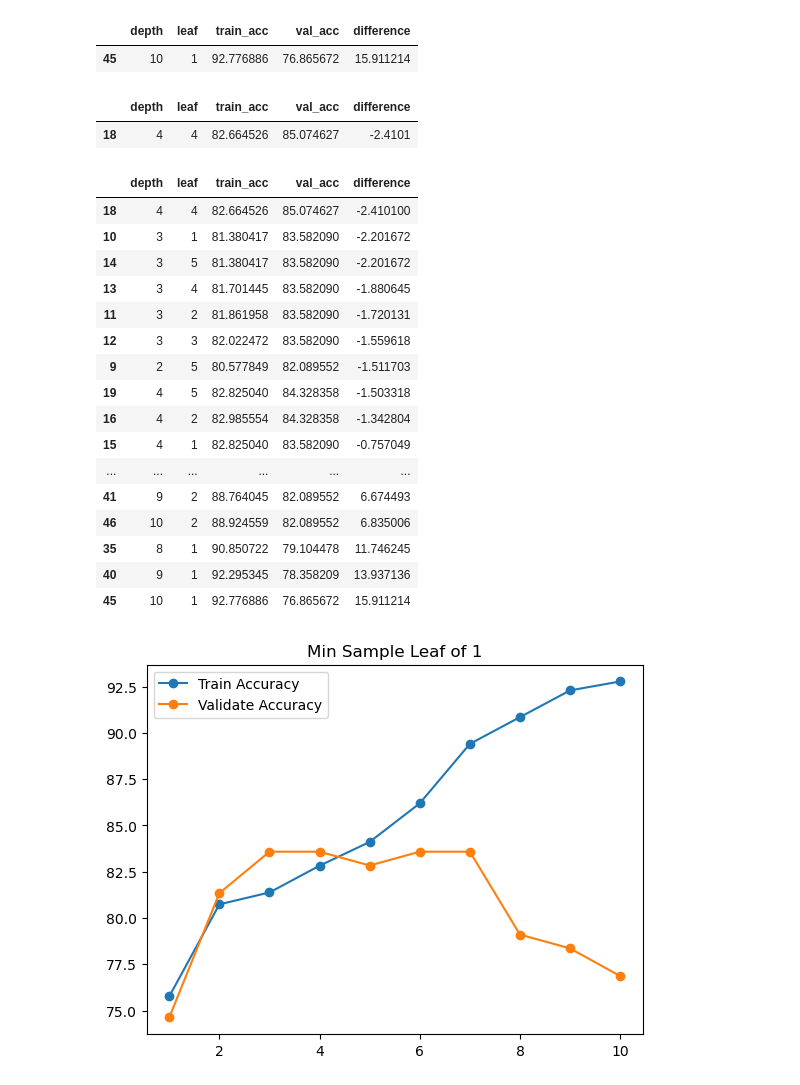
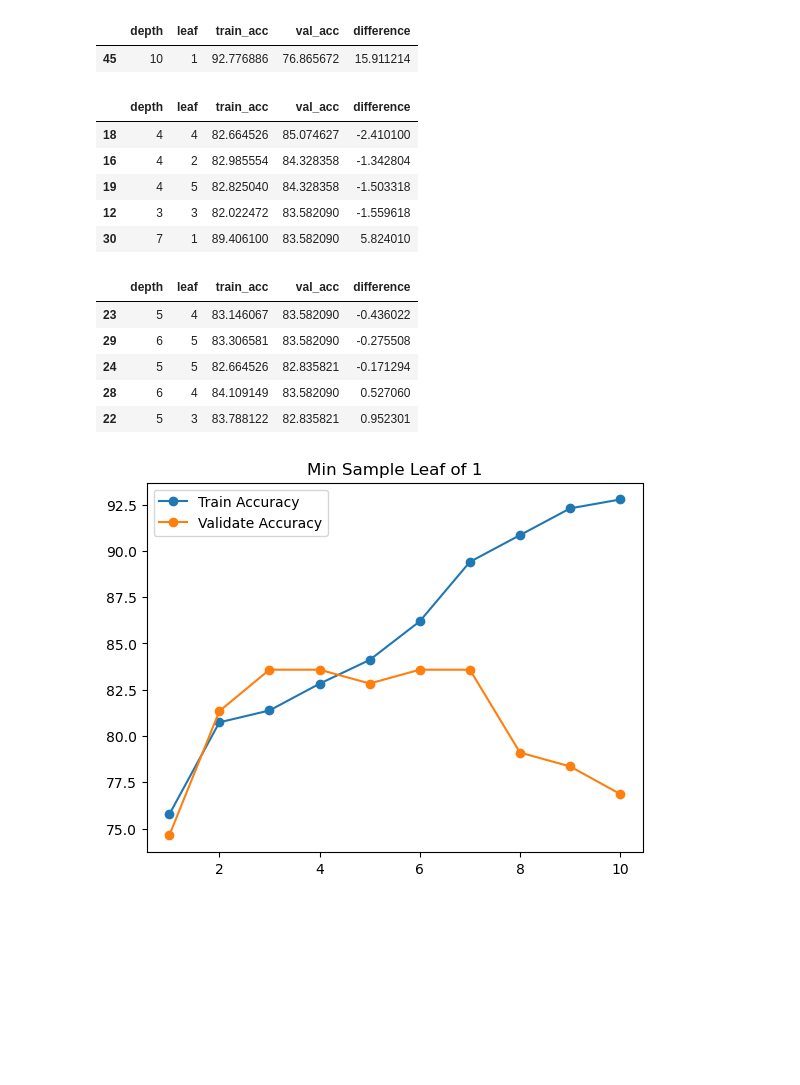
Before and after one commit to ihcrane/classification, a Jupyter notebook: random_forest.ipynb, the cells around one changed output. Drawn from its saved outputs; the diff is of its cells as text; code cells hidden in the pictures; blank space fills up the shorter version.

```diff
--- a/random_forest.ipynb
+++ b/random_forest.ipynb
@@ -128,30 +121,23 @@ acc.sort_values('train_acc', ascending=False).head(1)
 |  | depth | leaf | train_acc | val_acc | difference |
 | 45 | 10 | 1 | 92.776886 | 76.865672 | 15.911214 |
 # %%
-acc.sort_values('val_acc', ascending=False).head(1)
+acc.sort_values('val_acc', ascending=False).head()
 # %% [output]
 |  | depth | leaf | train_acc | val_acc | difference |
-| 18 | 4 | 4 | 82.664526 | 85.074627 | -2.4101 |
+| 18 | 4 | 4 | 82.664526 | 85.074627 | -2.410100 |
+| 16 | 4 | 2 | 82.985554 | 84.328358 | -1.342804 |
+| 19 | 4 | 5 | 82.825040 | 84.328358 | -1.503318 |
+| 12 | 3 | 3 | 82.022472 | 83.582090 | -1.559618 |
+| 30 | 7 | 1 | 89.406100 | 83.582090 | 5.824010 |
 # %%
-acc.sort_values('difference')
+acc[(acc['difference'] > -.5) & (acc['difference']<1)].sort_values('difference')
 # %% [output]
 |  | depth | leaf | train_acc | val_acc | difference |
-| 18 | 4 | 4 | 82.664526 | 85.074627 | -2.410100 |
-| 10 | 3 | 1 | 81.380417 | 83.582090 | -2.201672 |
-| 14 | 3 | 5 | 81.380417 | 83.582090 | -2.201672 |
-| 13 | 3 | 4 | 81.701445 | 83.582090 | -1.880645 |
-| 11 | 3 | 2 | 81.861958 | 83.582090 | -1.720131 |
-| 12 | 3 | 3 | 82.022472 | 83.582090 | -1.559618 |
-| 9 | 2 | 5 | 80.577849 | 82.089552 | -1.511703 |
-| 19 | 4 | 5 | 82.825040 | 84.328358 | -1.503318 |
-| 16 | 4 | 2 | 82.985554 | 84.328358 | -1.342804 |
-| 15 | 4 | 1 | 82.825040 | 83.582090 | -0.757049 |
-| ... | ... | ... | ... | ... | ... |
-| 41 | 9 | 2 | 88.764045 | 82.089552 | 6.674493 |
-| 46 | 10 | 2 | 88.924559 | 82.089552 | 6.835006 |
-| 35 | 8 | 1 | 90.850722 | 79.104478 | 11.746245 |
-| 40 | 9 | 1 | 92.295345 | 78.358209 | 13.937136 |
-| 45 | 10 | 1 | 92.776886 | 76.865672 | 15.911214 |
+| 23 | 5 | 4 | 83.146067 | 83.582090 | -0.436022 |
+| 29 | 6 | 5 | 83.306581 | 83.582090 | -0.275508 |
+| 24 | 5 | 5 | 82.664526 | 82.835821 | -0.171294 |
+| 28 | 6 | 4 | 84.109149 | 83.582090 | 0.527060 |
+| 22 | 5 | 3 | 83.788122 | 82.835821 | 0.952301 |
 # %%
 for i in range(1, 6):
     points = acc[acc['leaf']==i]
```
Also changed, not shown: parts of 1 cell of this notebook, 1 other file.
